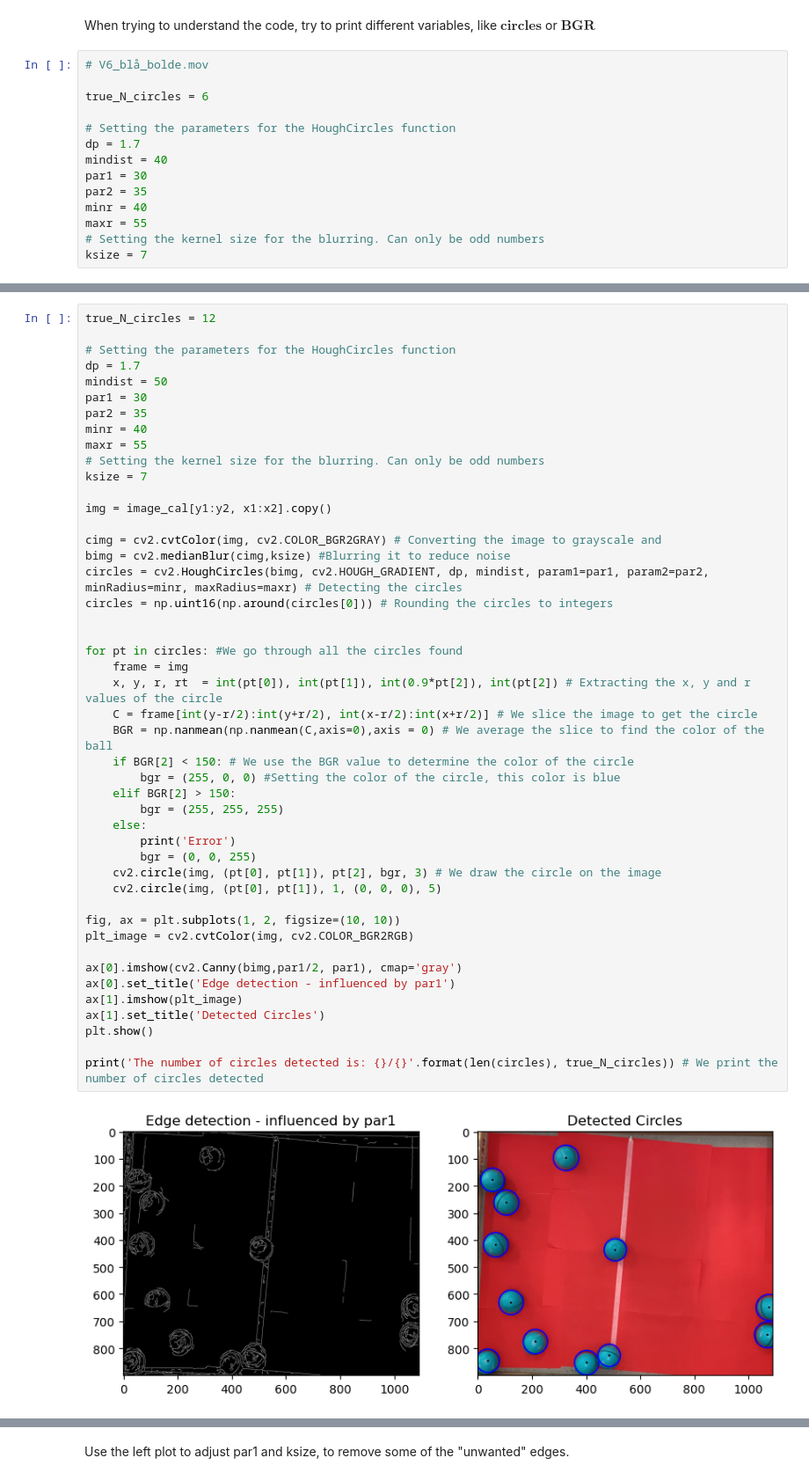
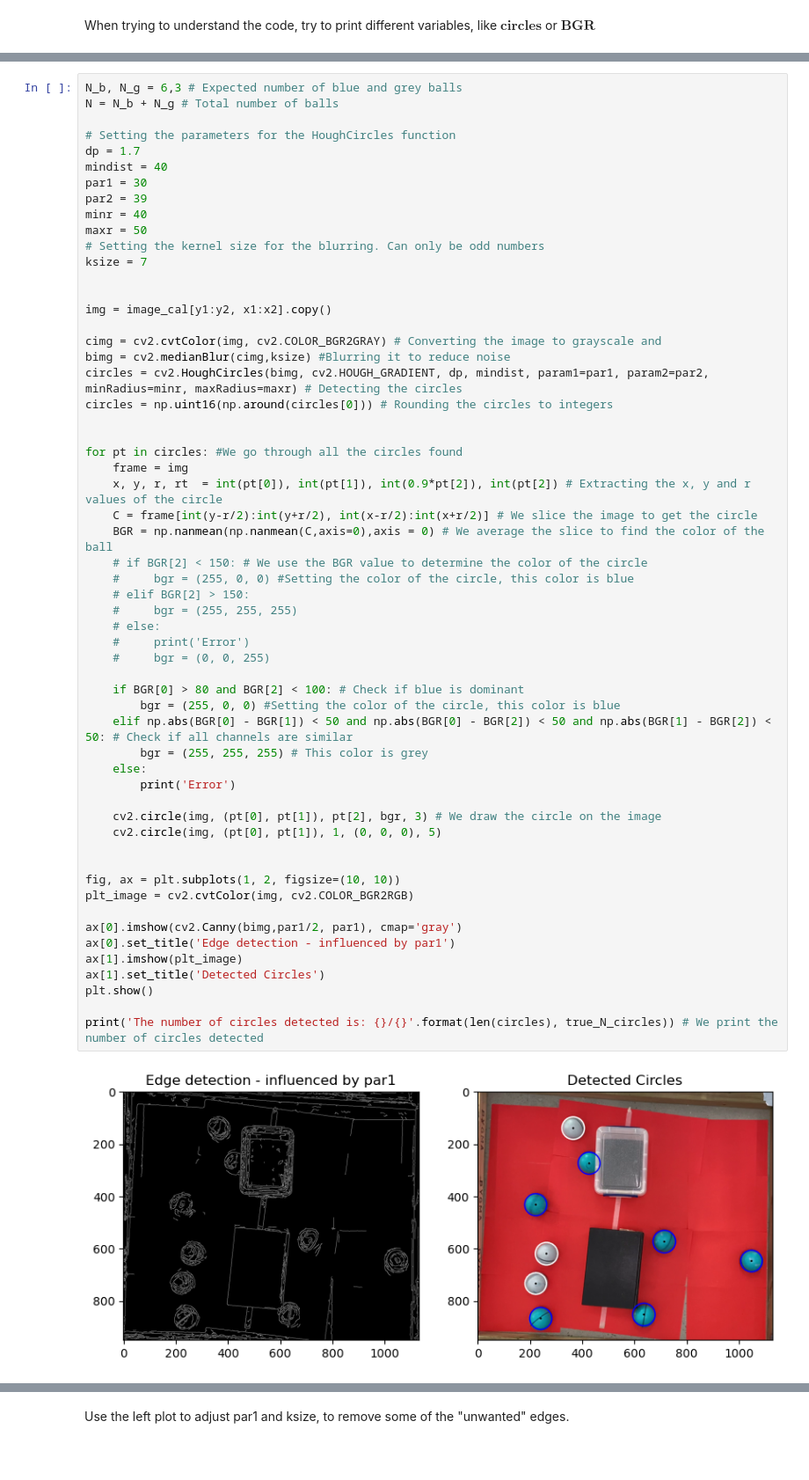
Before and after one commit to Focus9752/termo-lab, a Jupyter notebook: Den Anden Lov/Kattebolde_tælleren.ipynb, the cells around one changed output, grey strips where cells are left out. Shown at 88% size. Drawn from its saved outputs; the diff is of its cells as text; blank space fills up the shorter version.

```diff
--- a/Den Anden Lov/Kattebolde_tælleren.ipynb
+++ b/Den Anden Lov/Kattebolde_tælleren.ipynb
@@ -83,17 +84,3 @@ How does an image display color? It uses the fact that a superposition of colors
 <h2>Tunning of the parameters
 # %% [markdown]
 When trying to understand the code, try to print different variables, like $\textbf{circles}$ or $\textbf{BGR}$
-# %%
-# V6_blå_bolde.mov
-
-true_N_circles = 6
-
-# Setting the parameters for the HoughCircles function
-dp = 1.7
-mindist = 40
-par1 = 30
-par2 = 35
-minr = 40
-maxr = 55
-# Setting the kernel size for the blurring. Can only be odd numbers
-ksize = 7
@@ -100,48 +153,59 @@ ksize = 7
 # %%
-true_N_circles = 12
+N_b, N_g = 6,3 # Expected number of blue and grey balls
+N = N_b + N_g # Total number of balls
 
 # Setting the parameters for the HoughCircles function
 dp = 1.7
-mindist = 50
+mindist = 40
 par1 = 30
-par2 = 35
+par2 = 39
 minr = 40
-maxr = 55
+maxr = 50
 # Setting the kernel size for the blurring. Can only be odd numbers
 ksize = 7
+
 
 img = image_cal[y1:y2, x1:x2].copy()
 
 cimg = cv2.cvtColor(img, cv2.COLOR_BGR2GRAY) # Converting the image to grayscale and
 bimg = cv2.medianBlur(cimg,ksize) #Blurring it to reduce noise
 circles = cv2.HoughCircles(bimg, cv2.HOUGH_GRADIENT, dp, mindist, param1=par1, param2=par2, minRadius=minr, maxRadius=maxr) # Detecting the circles
 circles = np.uint16(np.around(circles[0])) # Rounding the circles to integers
 
 
 for pt in circles: #We go through all the circles found
     frame = img
     x, y, r, rt  = int(pt[0]), int(pt[1]), int(0.9*pt[2]), int(pt[2]) # Extracting the x, y and r values of the circle
     C = frame[int(y-r/2):int(y+r/2), int(x-r/2):int(x+r/2)] # We slice the image to get the circle
     BGR = np.nanmean(np.nanmean(C,axis=0),axis = 0) # We average the slice to find the color of the ball
-    if BGR[2] < 150: # We use the BGR value to determine the color of the circle
+    # if BGR[2] < 150: # We use the BGR value to determine the color of the circle
+    #     bgr = (255, 0, 0) #Setting the color of the circle, this color is blue
+    # elif BGR[2] > 150:
+    #     bgr = (255, 255, 255)
+    # else:
+    #     print('Error')
+    #     bgr = (0, 0, 255)
+
+    if BGR[0] > 80 and BGR[2] < 100: # Check if blue is dominant
         bgr = (255, 0, 0) #Setting the color of the circle, this color is blue
-    elif BGR[2] > 150:
-        bgr = (255, 255, 255)
+    elif np.abs(BGR[0] - BGR[1]) < 50 and np.abs(BGR[0] - BGR[2]) < 50 and np.abs(BGR[1] - BGR[2]) < 50: # Check if all channels are similar
+        bgr = (255, 255, 255) # This color is grey
     else:
         print('Error')
-        bgr = (0, 0, 255)
+
     cv2.circle(img, (pt[0], pt[1]), pt[2], bgr, 3) # We draw the circle on the image
     cv2.circle(img, (pt[0], pt[1]), 1, (0, 0, 0), 5)
+
 
 fig, ax = plt.subplots(1, 2, figsize=(10, 10))
 plt_image = cv2.cvtColor(img, cv2.COLOR_BGR2RGB)
 
 ax[0].imshow(cv2.Canny(bimg,par1/2, par1), cmap='gray')
 ax[0].set_title('Edge detection - influenced by par1')
 ax[1].imshow(plt_image)
 ax[1].set_title('Detected Circles')
 plt.show()
 
 print('The number of circles detected is: {}/{}'.format(len(circles), true_N_circles)) # We print the number of circles detected
 # %% [output]
-[figure, old version]
+[figure, new version]
```
Also changed, not shown: parts of 16 cells of this notebook, 5 other files.
